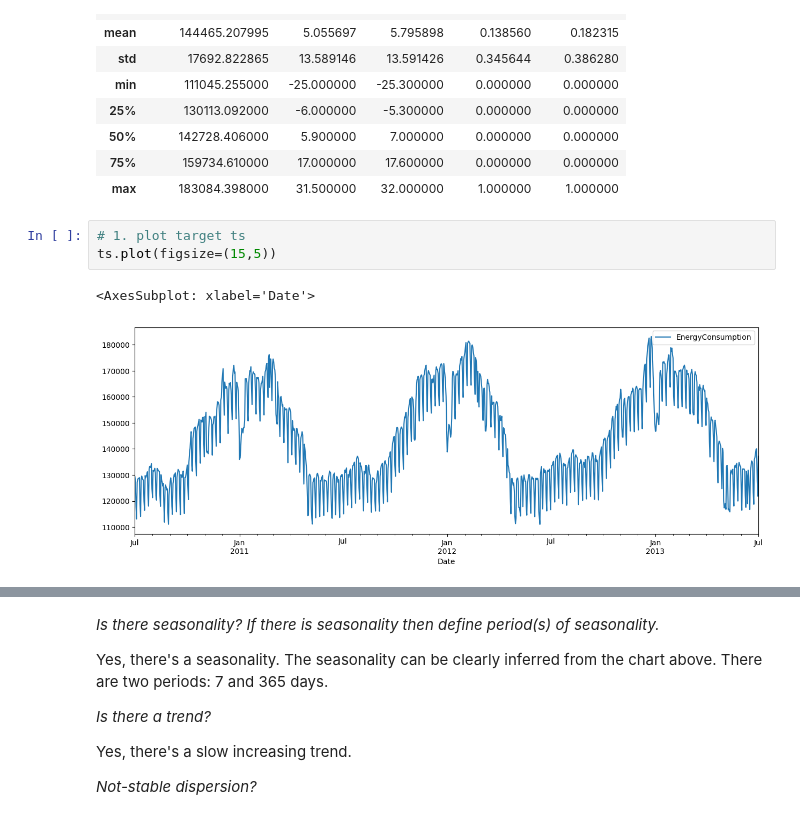
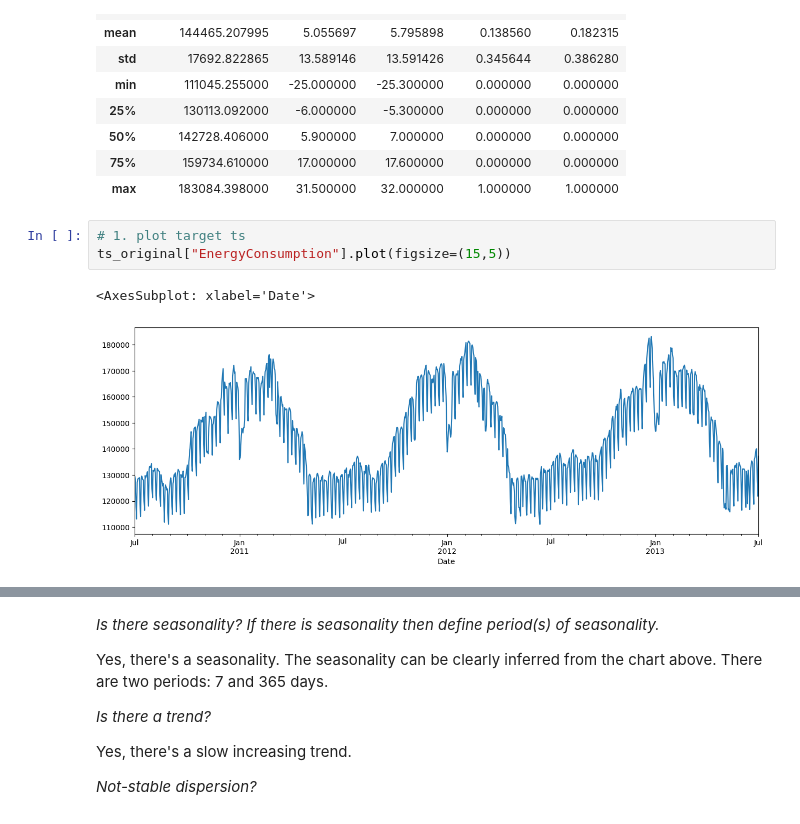
Before and after one commit to olegoid/ATSF, a Jupyter notebook: HW2.ipynb, the cells around one changed output, grey strips where cells are left out. Drawn from its saved outputs; the diff is of its cells as text.

```diff
--- a/HW2.ipynb
+++ b/HW2.ipynb
@@ -103,10 +103,10 @@ ts_original.describe()
 | max | 183084.398000 | 31.500000 | 32.000000 | 1.000000 | 1.000000 |
 # %%
 # 1. plot target ts
-ts.plot(figsize=(15,5))
+ts_original["EnergyConsumption"].plot(figsize=(15,5))
 # %% [output]
 <AxesSubplot: xlabel='Date'>
-[figure, old version]
+[figure, new version]
 # %%
 # 2. plot cros-series plot: independent variables and target variable on the same subplot
 
```
Also changed, not shown: parts of 20 cells of this notebook.
